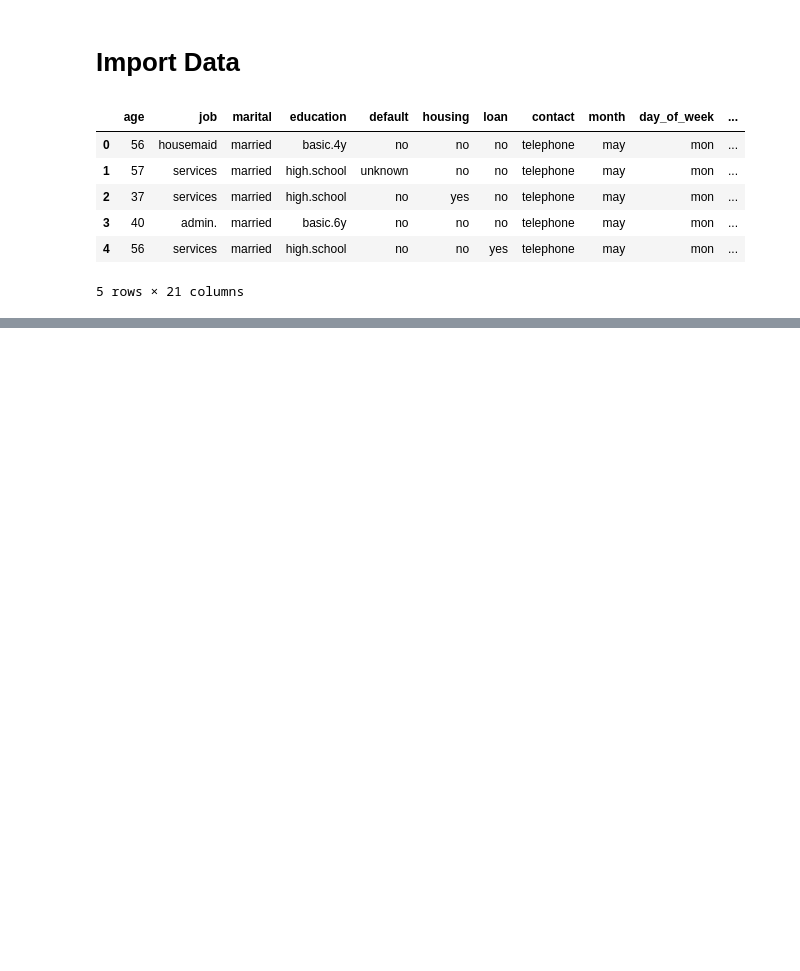
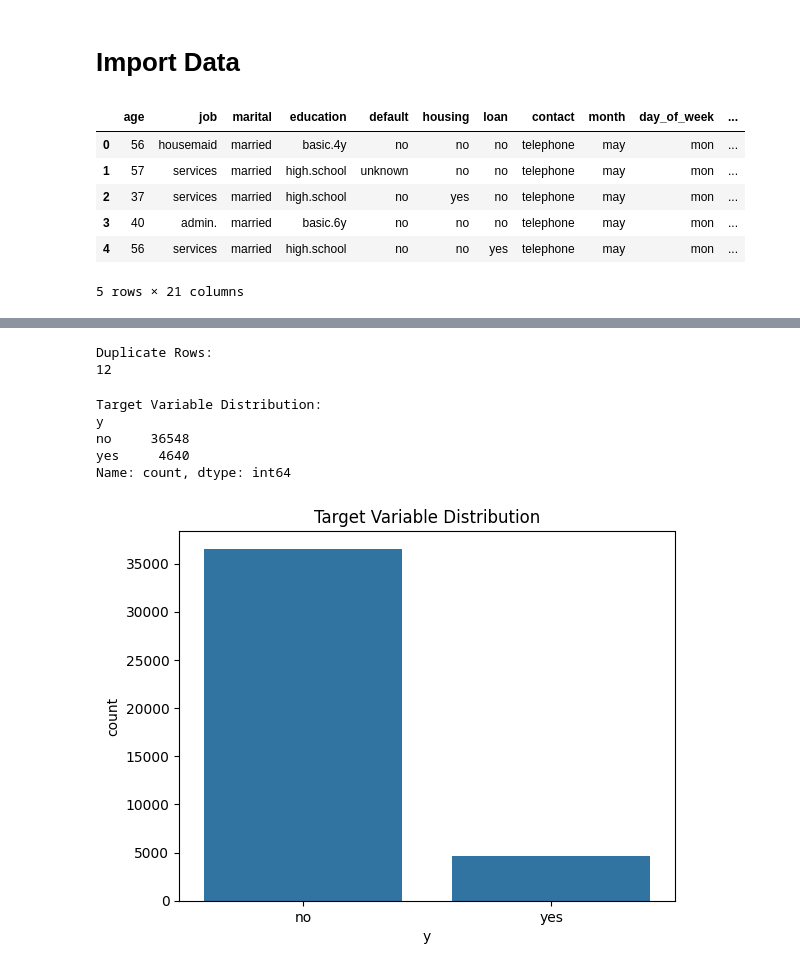
Before and after one commit to mathu3004/Bank_Marketing_MachineLearning_CW, a Jupyter notebook: Bank_Marketing_CM2604.ipynb, the cells around one changed output, grey strips where cells are left out. Saved outputs shown, nothing was run; the diff lists cells and outputs as text; code cells hidden in the pictures; blank space fills up the shorter version.

Commit message:
Exploratory Data Analysis (EDA)

```diff
--- a/Bank_Marketing_CM2604.ipynb
+++ b/Bank_Marketing_CM2604.ipynb
@@ -40,0 +112,24 @@ df.head()
+# %%
+# Check for duplicate rows
+print("\nDuplicate Rows:")
+print(data.duplicated().sum())
+# %% [output]
+Duplicate Rows:
+12
+# %%
+# Value counts for the target variable
+print("\nTarget Variable Distribution:")
+print(data['y'].value_counts())
+# %% [output]
+Target Variable Distribution:
+y
+no     36548
+yes     4640
+Name: count, dtype: int64
+# %%
+# Visualize target variable distribution
+sns.countplot(x=data['y'])
+plt.title("Target Variable Distribution")
+plt.show()
+# %% [output]
+[figure, added]
```
Also changed, not shown: parts of 7 cells of this notebook.
